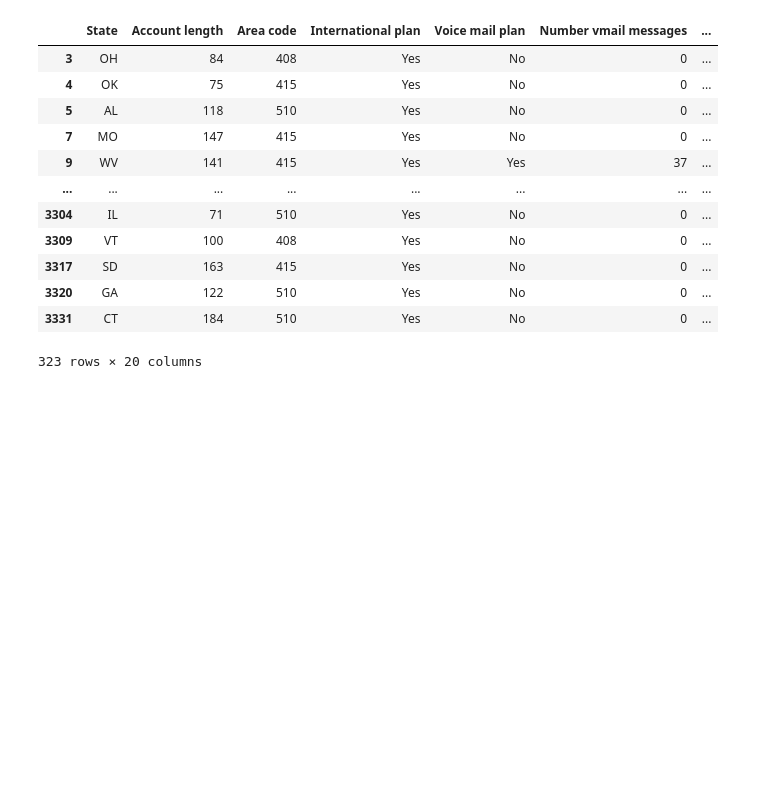
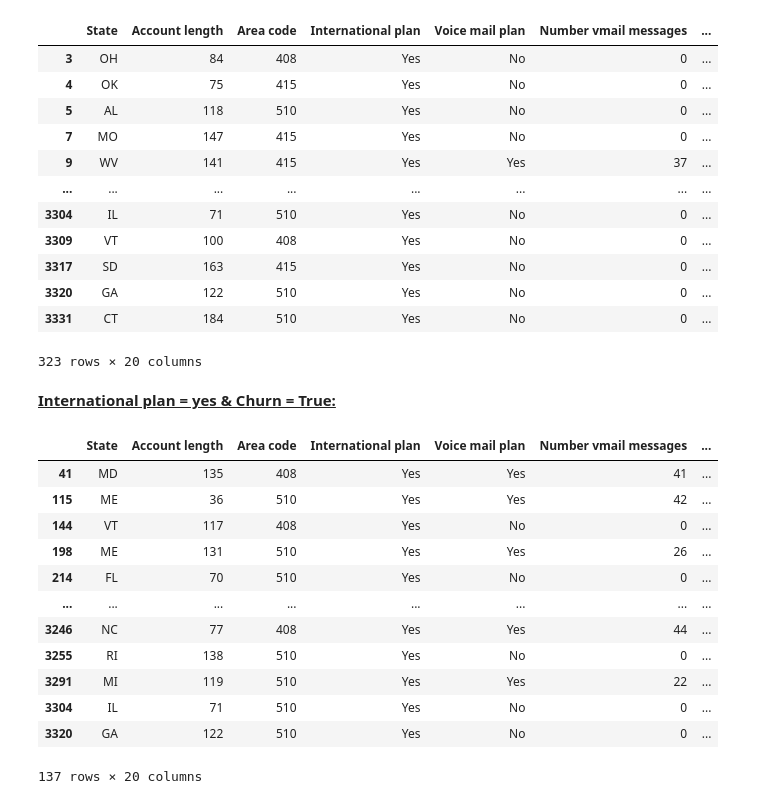
Before and after one commit to ShaniStaretz-ai/dataScience-Pandas-Lec6-19-MAR-25, a Jupyter notebook: hw.ipynb, the cells around one changed output. Drawn from its saved outputs; the diff is of its cells as text; code cells hidden in the pictures; blank space fills up the shorter version.

```diff
--- a/hw.ipynb
+++ b/hw.ipynb
@@ -100,3 +100,20 @@ Name: State, Length: 3333, dtype: object
 | 3320 | GA | 122 | 510 | Yes | No | 0 | ... |
 | 3331 | CT | 184 | 510 | Yes | No | 0 | ... |
 323 rows × 20 columns
+# %%
+printmd("International plan = yes & Churn = True:",df_hw_mobile[(df_hw_mobile['International plan']=='Yes')& df_hw_mobile['Churn']==True])
+# %% [output]
+**<u>International plan = yes & Churn = True:</u>**
+|  | State | Account length | Area code | International plan | Voice mail plan | Number vmail messages | ... |
+| 41 | MD | 135 | 408 | Yes | Yes | 41 | ... |
+| 115 | ME | 36 | 510 | Yes | Yes | 42 | ... |
+| 144 | VT | 117 | 408 | Yes | No | 0 | ... |
+| 198 | ME | 131 | 510 | Yes | Yes | 26 | ... |
+| 214 | FL | 70 | 510 | Yes | No | 0 | ... |
+| ... | ... | ... | ... | ... | ... | ... | ... |
+| 3246 | NC | 77 | 408 | Yes | Yes | 44 | ... |
+| 3255 | RI | 138 | 510 | Yes | No | 0 | ... |
+| 3291 | MI | 119 | 510 | Yes | Yes | 22 | ... |
+| 3304 | IL | 71 | 510 | Yes | No | 0 | ... |
+| 3320 | GA | 122 | 510 | Yes | No | 0 | ... |
+137 rows × 20 columns
```
Also changed, not shown: parts of 6 cells of this notebook.
